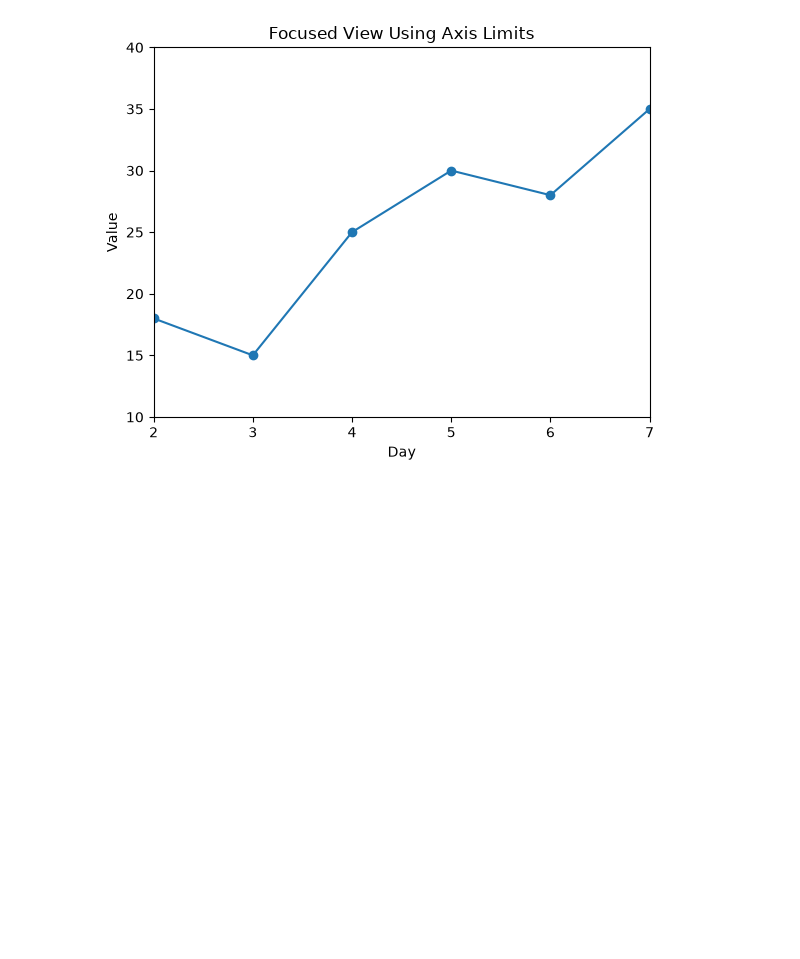
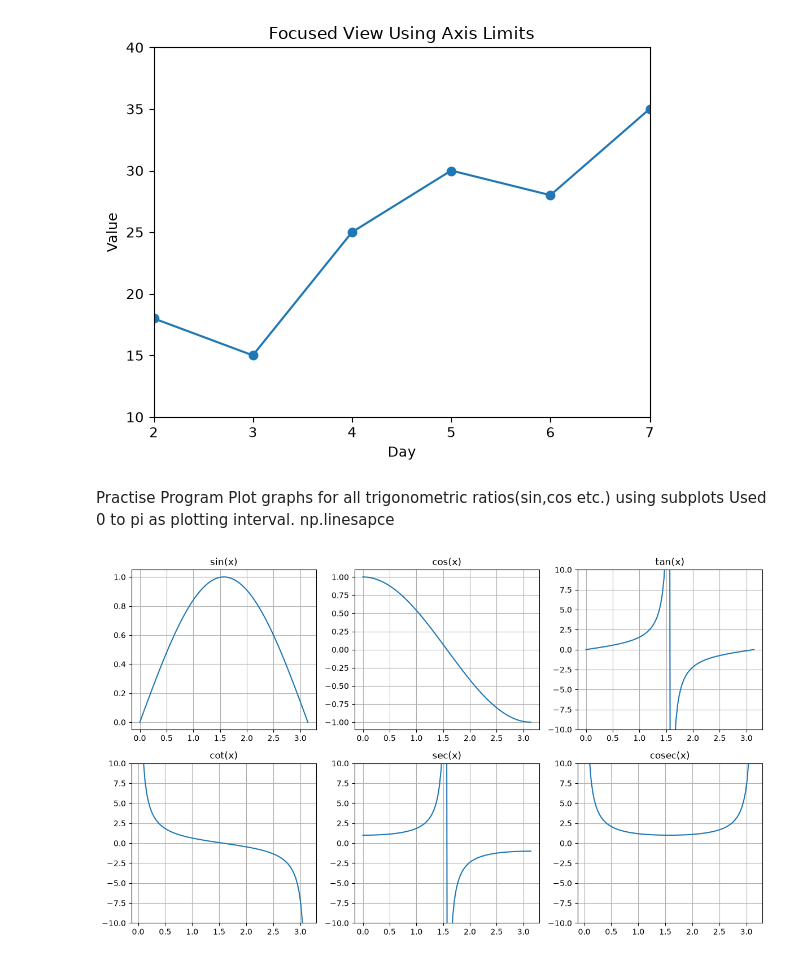
Before and after one commit to NiyatiRaiyani/25AIML060-PYTHON, a Jupyter notebook: Lab-25 Practical 11.ipynb, the cells around one changed output. Drawn from its saved outputs; the diff is of its cells as text; code cells hidden in the pictures; blank space fills up the shorter version.

```diff
--- a/Lab-25 Practical 11.ipynb
+++ b/Lab-25 Practical 11.ipynb
@@ -604,3 +604,63 @@ plt.title("Focused View Using Axis Limits")
 plt.show()
 # %% [output]
 [figure]
+# %% [markdown]
+Practise Program
+Plot graphs for all trigonometric ratios(sin,cos etc.) using subplots
+Used 0 to pi as plotting interval. np.linesapce
+# %%
+import numpy as np
+import matplotlib.pyplot as plt
+
+# Generate values from 0 to pi
+x = np.linspace(0, np.pi, 100)
+
+# Calculate trigonometric ratios
+y_sin = np.sin(x)
+y_cos = np.cos(x)
+y_tan = np.tan(x)
+y_cot = 1 / np.tan(x)
+y_sec = 1 / np.cos(x)
+y_cosec = 1 / np.sin(x)
+
+# Create subplots
+fig, axs = plt.subplots(2, 3, figsize=(12, 7))
+
+# Sin
+axs[0, 0].plot(x, y_sin)
+axs[0, 0].set_title("sin(x)")
+axs[0, 0].grid()
+
+# Cos
+axs[0, 1].plot(x, y_cos)
+axs[0, 1].set_title("cos(x)")
+axs[0, 1].grid()
+
+# Tan
+axs[0, 2].plot(x, y_tan)
+axs[0, 2].set_title("tan(x)")
+axs[0, 2].set_ylim(-10, 10)
+axs[0, 2].grid()
+
+# Cot
+axs[1, 0].plot(x, y_cot)
+axs[1, 0].set_title("cot(x)")
+axs[1, 0].set_ylim(-10, 10)
+axs[1, 0].grid()
+
+# Sec
+axs[1, 1].plot(x, y_sec)
+axs[1, 1].set_title("sec(x)")
+axs[1, 1].set_ylim(-10, 10)
+axs[1, 1].grid()
+
+# Cosec
+axs[1, 2].plot(x, y_cosec)
+axs[1, 2].set_title("cosec(x)")
+axs[1, 2].set_ylim(-10, 10)
+axs[1, 2].grid()
+
+plt.tight_layout()
+plt.show()
+# %% [output]
+[figure, added]
```
